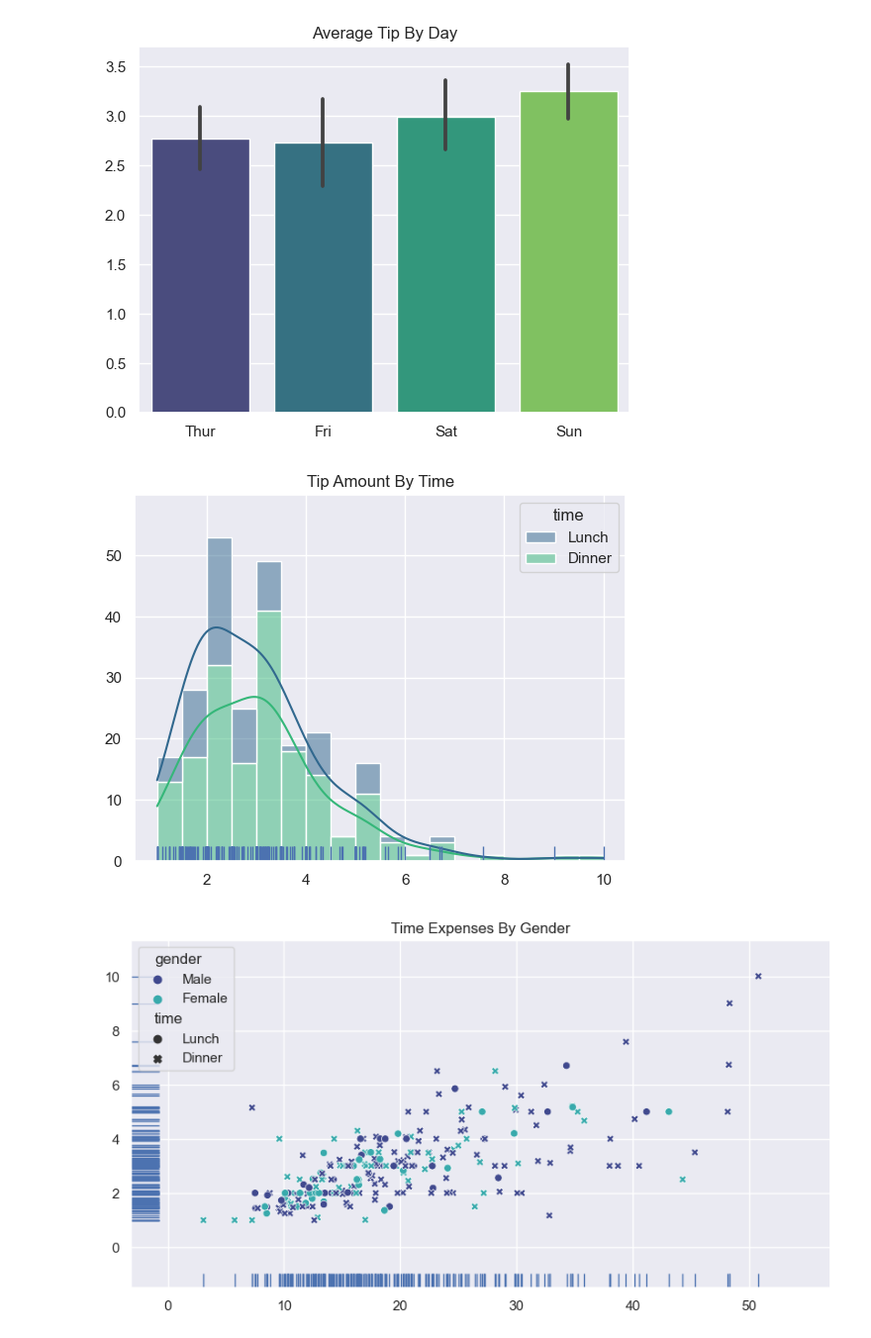
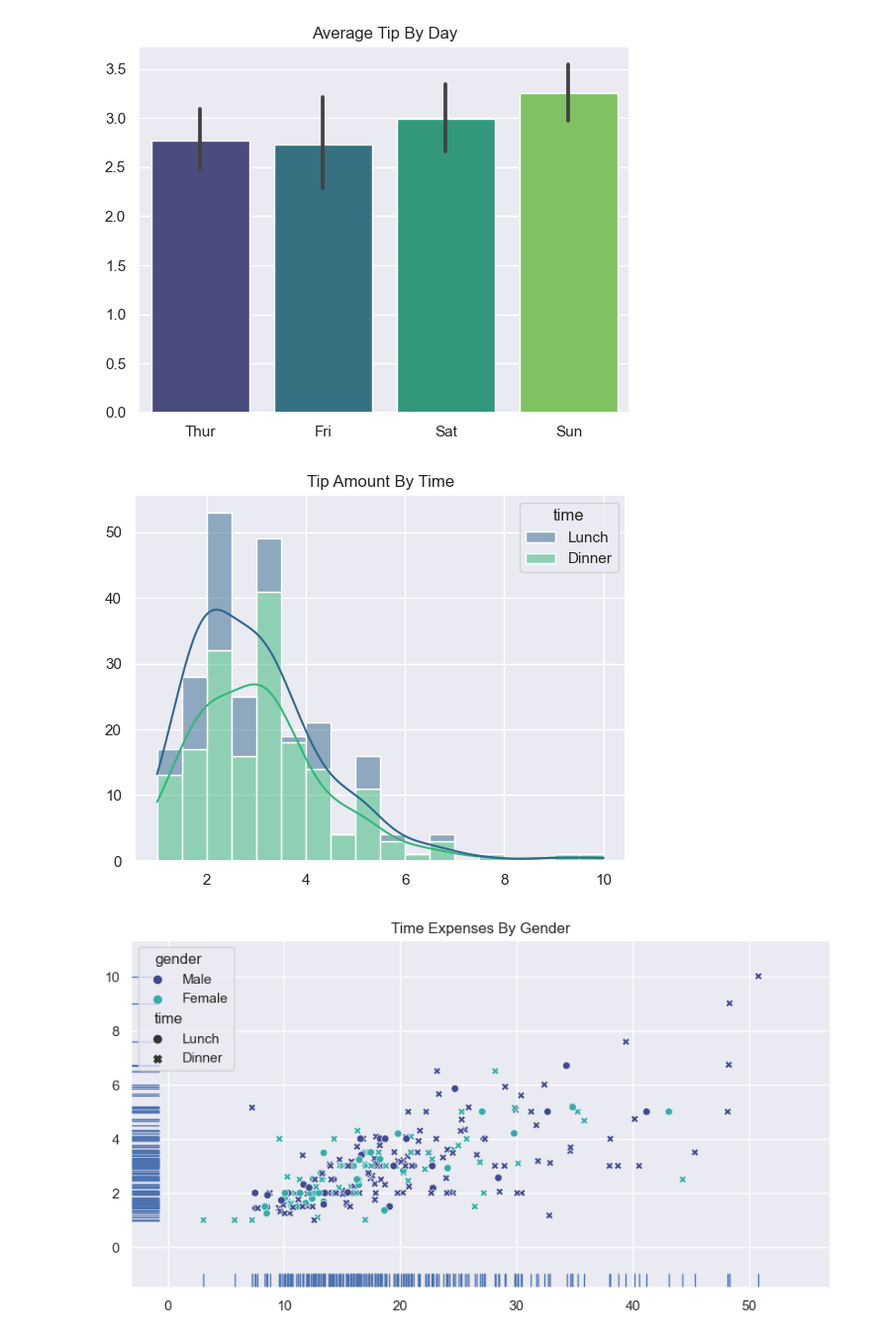
Before and after one commit to ZARDIAX/Python, a Jupyter notebook: Tips_Analysis.ipynb, the cells around one changed output. Shown at 99% size. Saved outputs shown, nothing was run; the diff lists cells and outputs as text; code cells hidden in the pictures.

```diff
--- a/Tips_Analysis.ipynb
+++ b/Tips_Analysis.ipynb
@@ -82,13 +82,12 @@ plt.show()
 # %%
 #Tip Amount
 ax=sns.histplot(data=tips, x="tip", hue="time", multiple="stack", kde=True, palette="viridis")
-ax2=sns.rugplot(data=tips, x="tip", height=0.04)
 ax.set(xlabel=None)
 ax.set(ylabel=None)
 plt.title("Tip Amount By Time")
 plt.show()
 # %% [output]
-[figure, old version]
+[figure, new version]
 # %%
 #Who Spend Most
 sns.set_theme()
```
Also changed, not shown: parts of 1 cell of this notebook.
